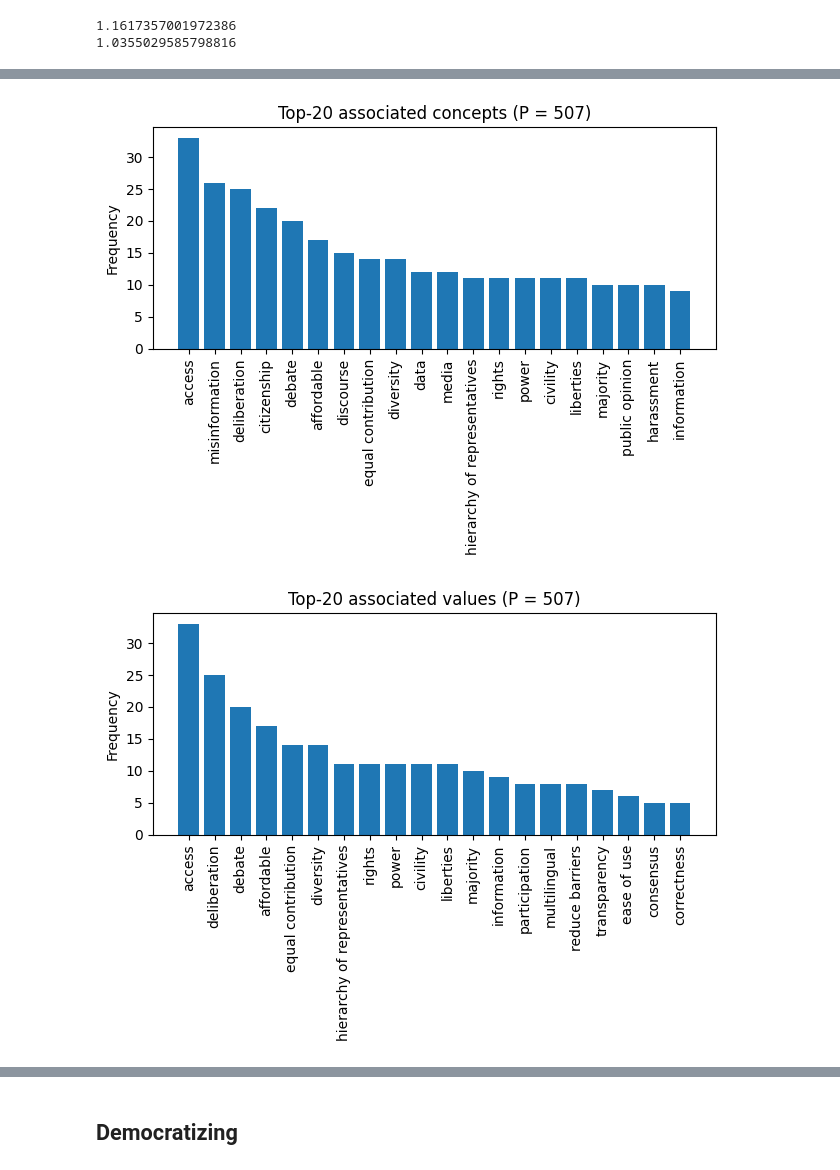
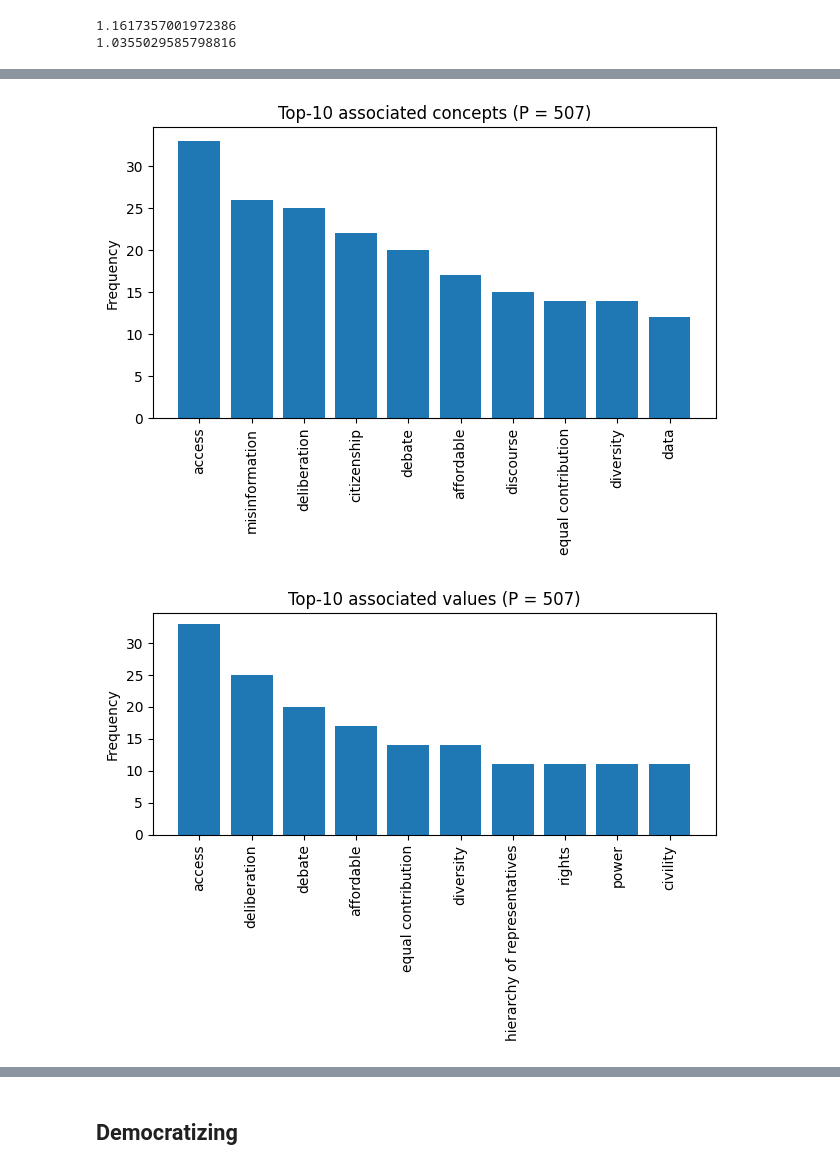
Before and after one commit to ArjunSubramonian/democratization-nlp, a Jupyter notebook: thematic-analysis.ipynb, the cells around one changed output, grey strips where cells are left out. Cells and saved outputs as stored; diff of their text form; code cells hidden in the pictures.

```diff
--- a/thematic-analysis.ipynb
+++ b/thematic-analysis.ipynb
@@ -298,36 +298,36 @@ for exclude_explicit, exclude_implicit, exclude_desc in [
     ([], [], ''),
     (set(['democratizing']), set(), 'democratizing')
 ]:
     filtered_agg_df = agg_df['values'][(~agg_df['explicit'].apply(lambda x: contains(x, exclude_explicit))) \
                                        & (~agg_df['implicit'].apply(lambda x: contains(x, exclude_implicit)))]
 
     freqs = Counter(filtered_agg_df.apply(list).sum())
 
-    topk = freqs.most_common(20)
+    topk = freqs.most_common(10)
 
     plt.bar(list(zip(*topk))[0], list(zip(*topk))[1])
     plt.xticks(rotation=90)
     plt.ylabel('Frequency')
 
     if exclude_desc != '':
         exclude_desc = 'except ' + exclude_desc + ' '
-    plt.title('Top-20 associated concepts {}(P = {})'.format(exclude_desc, len(filtered_agg_df)))
+    plt.title('Top-10 associated concepts {}(P = {})'.format(exclude_desc, len(filtered_agg_df)))
     plt.tight_layout()
     plt.savefig('thematic-analysis-plots/' + '_'.join([x.lower() for x in 'All associated concepts {}'.format(exclude_desc).split()]))
     plt.show()
 
     freqs = Counter(filtered_agg_df.apply(get_values).apply(list).sum())
 
-    topk = freqs.most_common(20)
+    topk = freqs.most_common(10)
 
     plt.bar(list(zip(*topk))[0], list(zip(*topk))[1])
     plt.xticks(rotation=90)
     plt.ylabel('Frequency')
 
-    plt.title('Top-20 associated values {}(P = {})'.format(exclude_desc, len(filtered_agg_df)))
+    plt.title('Top-10 associated values {}(P = {})'.format(exclude_desc, len(filtered_agg_df)))
     plt.tight_layout()
     plt.savefig('thematic-analysis-plots/' + '_'.join([x.lower() for x in 'All associated values {}'.format(exclude_desc).split()]))
     plt.show()
 # %% [output]
-[figure, old version]
+[figure, new version]
-[figure, old version]
+[figure, new version]
```
Also changed, not shown: parts of 5 cells of this notebook, 2 other files.
